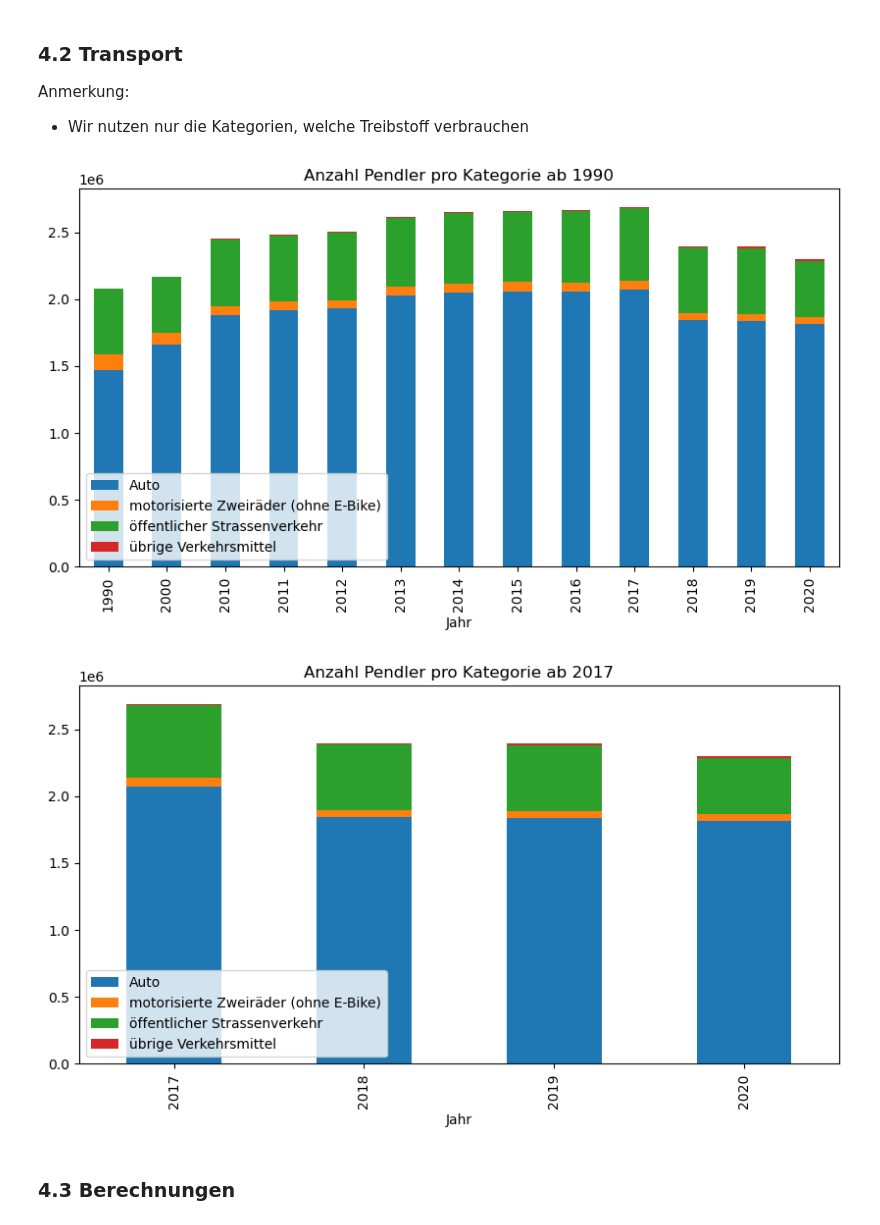
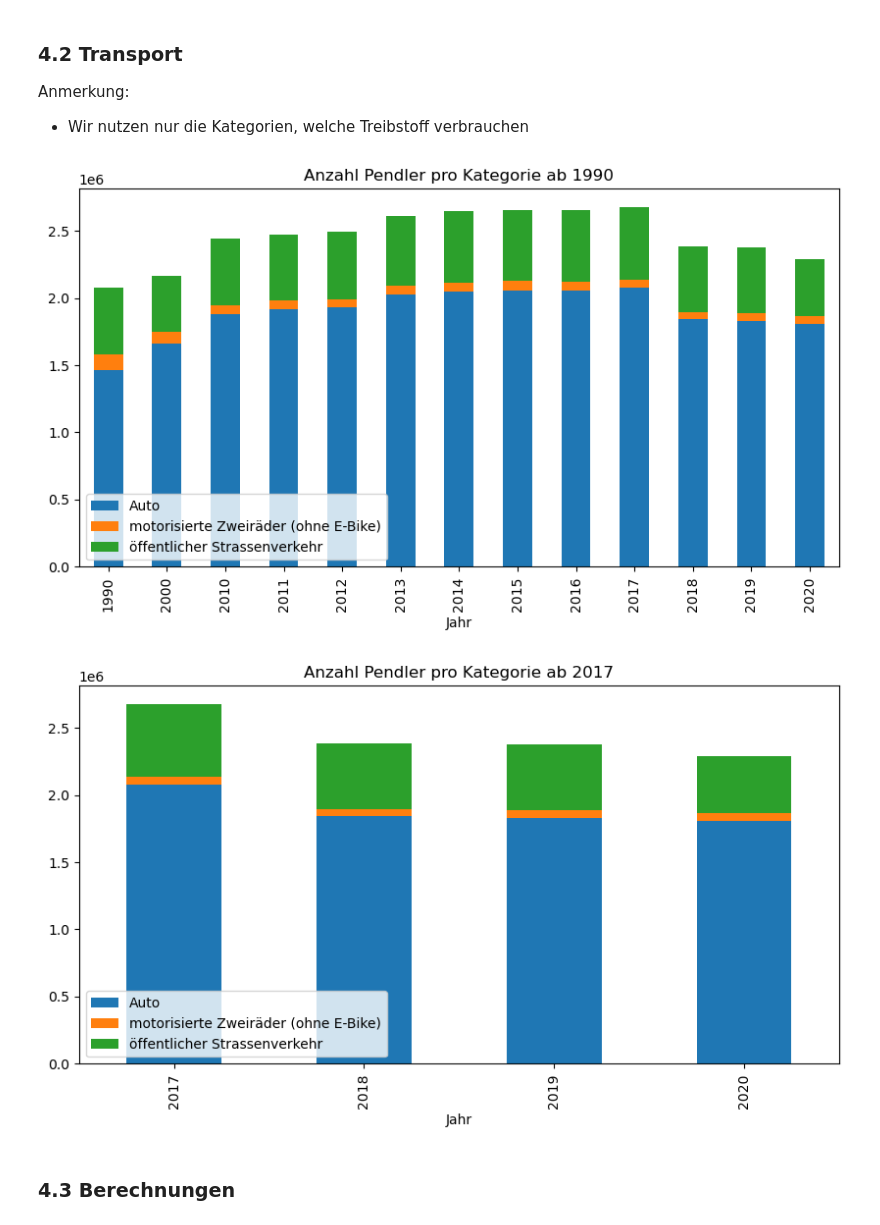
Before and after one commit to marco-weber/BMLD-2022-Informatik-Leistungsnachweis, a Jupyter notebook: Leistungsnachweisname_FilipaWeber_AnnaHasenfratz_EnyaJossen.ipynb, the cells around one changed output. Drawn from its saved outputs; the diff is of its cells as text; code cells hidden in the pictures.

```diff
--- a/Leistungsnachweisname_FilipaWeber_AnnaHasenfratz_EnyaJossen.ipynb
+++ b/Leistungsnachweisname_FilipaWeber_AnnaHasenfratz_EnyaJossen.ipynb
@@ -147,7 +118,7 @@ Parameter setzten, damit:
 # %%
 # melt wide format to long, sort and check outcome
 df_energy_long = df_energy.melt(id_vars=["Jahr"],var_name="Kategorie",value_name="Wert").dropna()
-df_energy_long = df_energy_long.astype({"Jahr": "int32"}) # force year to be an integer
+df_energy_long = df_energy_long.astype({"Jahr": "int"}) # force year to be an integer
 df_energy_long = df_energy_long.sort_values(by=["Jahr", "Kategorie"]) # both categories asc (default)
 df_energy_long = df_energy_long.reset_index().drop(columns="index") # reset index and drop old index
 df_energy_long.head(15) # check if it works
@@ -172,7 +143,7 @@ df_energy_long.head(15) # check if it works
 # melt wide format to long, sort and check outcome
 df_transport_long = df_transport.melt(id_vars=["Kategorie"],var_name="Jahr",value_name="Wert").dropna()
 df_transport_long = df_transport_long[["Jahr", "Kategorie", "Wert"]] # reorder columns
-df_transport_long = df_transport_long.astype({"Jahr": "int32"}) # force year to be an integer
+df_transport_long = df_transport_long.astype({"Jahr": "int"}) # force year to be an integer
 df_transport_long = df_transport_long.sort_values(by=["Jahr", "Kategorie"]) # both categories asc (default)
 df_transport_long = df_transport_long.reset_index().drop(columns="index") # reset index and drop old index
 df_transport_long.head(19) # check if it works
@@ -298,25 +269,23 @@ Anmerkung:
 # %%
 filter_transport = ((df_full["Kategorie"] == "Auto" )|
                     (df_full["Kategorie"] == "öffentlicher Strassenverkehr")|
-                    (df_full["Kategorie"] == "motorisierte Zweiräder (ohne E-Bike)")|
-                    (df_full["Kategorie"] == "übrige Verkehrsmittel"))
+                    (df_full["Kategorie"] == "motorisierte Zweiräder (ohne E-Bike)"))
 df_transport_wide = df_full[(filter_historic & filter_transport)].pivot(index="Jahr", columns="Kategorie", values="Wert")
 df_transport_wide.plot(kind="bar",figsize=[10,5], title= "Anzahl Pendler pro Kategorie ab 1990", stacked=True)
-plt.legend(loc='lower left')
+plt.legend(loc='lower left') # https://www.statology.org/pandas-plot-legend to change position of the legend
 plt.show()
 # %% [output]
-[figure, old version]
+[figure, new version]
 # %%
 filter_transport = ((df_full["Kategorie"] == "Auto" )|
                     (df_full["Kategorie"] == "öffentlicher Strassenverkehr")|
-                    (df_full["Kategorie"] == "motorisierte Zweiräder (ohne E-Bike)")|
-                    (df_full["Kategorie"] == "übrige Verkehrsmittel"))
+                    (df_full["Kategorie"] == "motorisierte Zweiräder (ohne E-Bike)"))
 df_transport_wide = df_full[(filter_year & filter_transport)].pivot(index="Jahr", columns="Kategorie", values="Wert")
 df_transport_wide.plot(kind="bar",figsize=[10,5], title= "Anzahl Pendler pro Kategorie ab 2017", stacked=True)
-plt.legend(loc='lower left')
+plt.legend(loc='lower left') # https://www.statology.org/pandas-plot-legend to change position of the legend
 plt.show()
 # %% [output]
-[figure, old version]
+[figure, new version]
 # %% [markdown]
 ### 4.3 Berechnungen
 # %%
```
Also changed, not shown: parts of 8 cells of this notebook.
